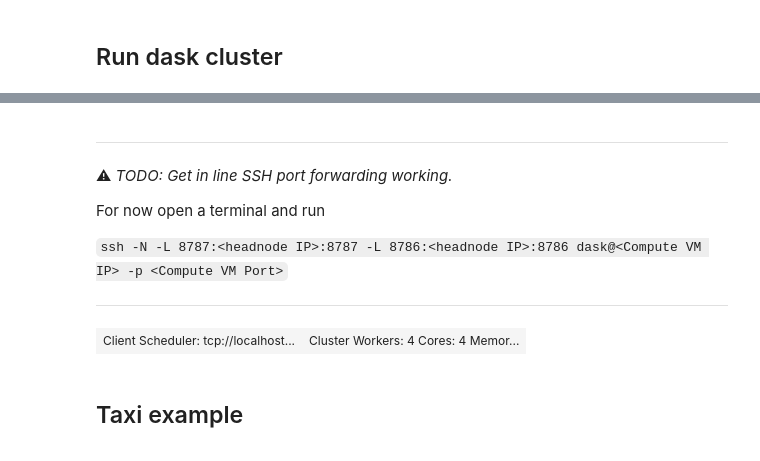
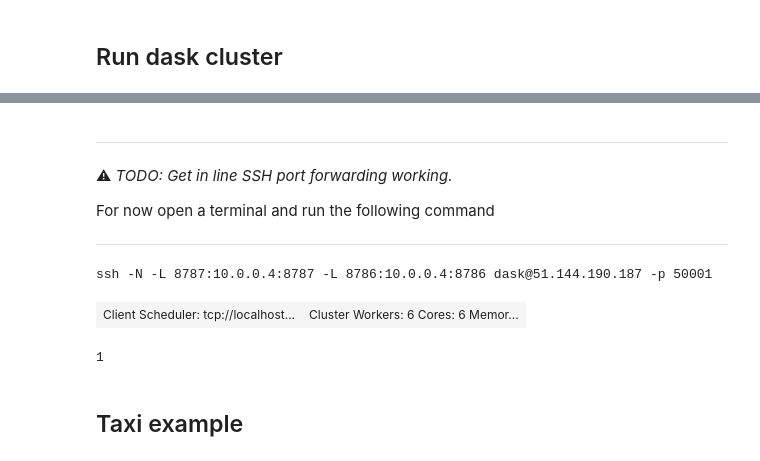
Before and after one commit to jacobtomlinson/notebooks-extended, a Jupyter notebook: conference_notebooks/KDD_2019/notebooks/taxi_azureml/demo.ipynb, the cells around one changed output, grey strips where cells are left out. Cells and saved outputs as stored; diff of their text form; code cells hidden in the pictures.

```diff
--- a/conference_notebooks/KDD_2019/notebooks/taxi_azureml/demo.ipynb
+++ b/conference_notebooks/KDD_2019/notebooks/taxi_azureml/demo.ipynb
@@ -163,11 +153,16 @@ Headnode has IP: 10.0.0.4
 
 ⚠ *TODO: Get in line SSH port forwarding working.*
 
-For now open a terminal and run
-
-`ssh -N -L 8787:<headnode IP>:8787 -L 8786:<headnode IP>:8786 dask@<Compute VM IP> -p <Compute VM Port>`
+For now open a terminal and run the following command
 
 ---
+# %%
+print("ssh -N -L 8787:{headnode}:8787 -L 8786:{headnode}:8786 dask@{nodeip} -p {nodeport}".format(
+    headnode=headnode,
+    nodeip=gpu_cluster.list_nodes()[0]['ipAddress'],
+    nodeport=gpu_cluster.list_nodes()[0]['port']))
+# %% [output]
+ssh -N -L 8787:10.0.0.4:8787 -L 8786:10.0.0.4:8786 dask@51.144.190.187 -p 50001
 # %%
 # import asyncio
 # import asyncssh
@@ -182,8 +177,18 @@ For now open a terminal and run
 # %%
 import distributed
 client = distributed.Client('tcp://localhost:8786')
+client.restart()
 client
 # %% [output]
-| Client Scheduler: tcp://localhost... | Cluster Workers: 4 Cores: 4 Memor... |
+| Client Scheduler: tcp://localhost... | Cluster Workers: 6 Cores: 6 Memor... |
+# %%
+import dask
+
+dask.config.set({'distributed.scheduler.work-stealing': False})
+dask.config.get('distributed.scheduler.work-stealing')
+dask.config.set({'distributed.scheduler.bandwidth': 1})
+dask.config.get('distributed.scheduler.bandwidth')
+# %% [output]
+1
 # %% [markdown]
 ## Taxi example
```
Also changed, not shown: parts of 36 cells of this notebook, 2 other files.
